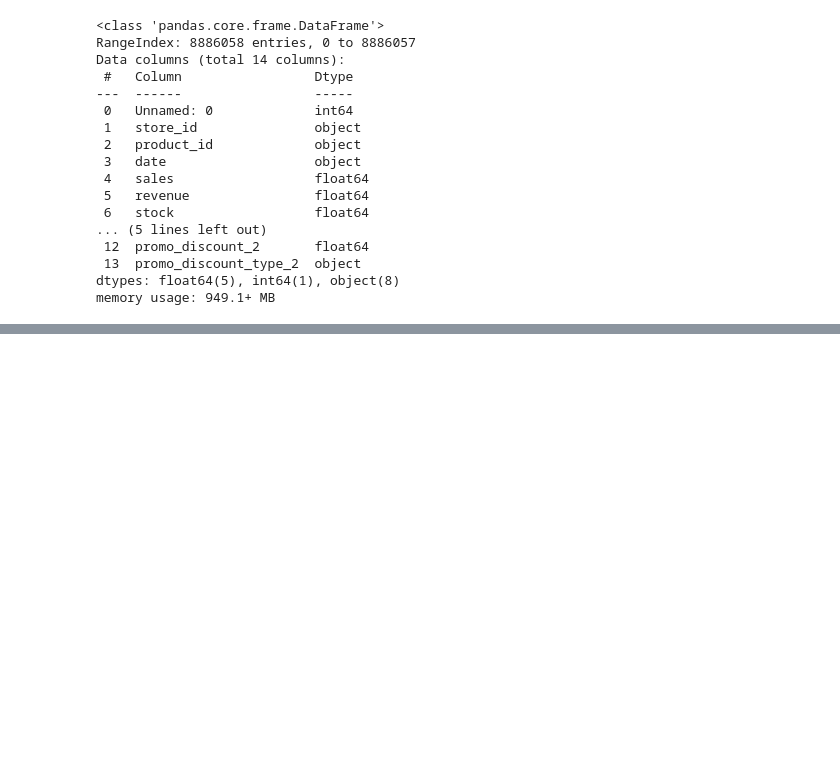
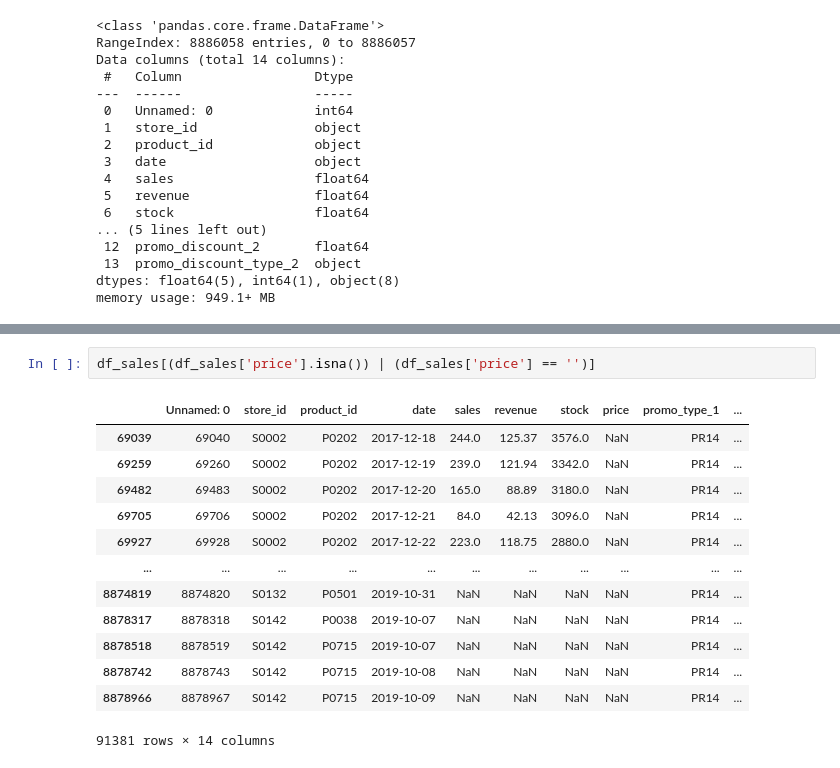
Before and after one commit to yurimfreitas/ProjectII, a Jupyter notebook: DataUnderstanding.ipynb, the cells around one changed output, grey strips where cells are left out. Saved outputs shown, nothing was run; the diff lists cells and outputs as text; blank space fills up the shorter version.

```diff
--- a/DataUnderstanding.ipynb
+++ b/DataUnderstanding.ipynb
@@ -61,0 +125,16 @@ memory usage: 949.1+ MB
+# %%
+df_sales[(df_sales['price'].isna()) | (df_sales['price'] == '')]
+# %% [output]
+|  | Unnamed: 0 | store_id | product_id | date | sales | revenue | stock | price | promo_type_1 | ... |
+| 69039 | 69040 | S0002 | P0202 | 2017-12-18 | 244.0 | 125.37 | 3576.0 | NaN | PR14 | ... |
+| 69259 | 69260 | S0002 | P0202 | 2017-12-19 | 239.0 | 121.94 | 3342.0 | NaN | PR14 | ... |
+| 69482 | 69483 | S0002 | P0202 | 2017-12-20 | 165.0 | 88.89 | 3180.0 | NaN | PR14 | ... |
+| 69705 | 69706 | S0002 | P0202 | 2017-12-21 | 84.0 | 42.13 | 3096.0 | NaN | PR14 | ... |
+| 69927 | 69928 | S0002 | P0202 | 2017-12-22 | 223.0 | 118.75 | 2880.0 | NaN | PR14 | ... |
+| ... | ... | ... | ... | ... | ... | ... | ... | ... | ... | ... |
+| 8874819 | 8874820 | S0132 | P0501 | 2019-10-31 | NaN | NaN | NaN | NaN | PR14 | ... |
+| 8878317 | 8878318 | S0142 | P0038 | 2019-10-07 | NaN | NaN | NaN | NaN | PR14 | ... |
+| 8878518 | 8878519 | S0142 | P0715 | 2019-10-07 | NaN | NaN | NaN | NaN | PR14 | ... |
+| 8878742 | 8878743 | S0142 | P0715 | 2019-10-08 | NaN | NaN | NaN | NaN | PR14 | ... |
+| 8878966 | 8878967 | S0142 | P0715 | 2019-10-09 | NaN | NaN | NaN | NaN | PR14 | ... |
+91381 rows × 14 columns
```
Also changed, not shown: parts of 8 cells of this notebook.
